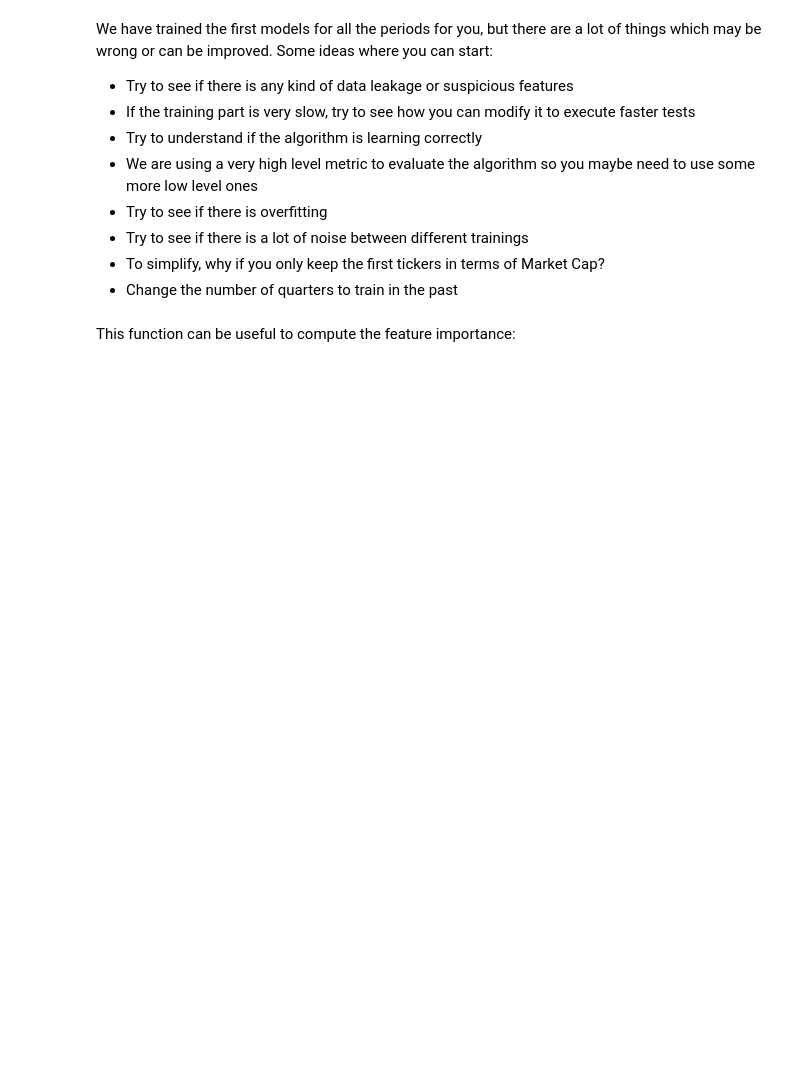
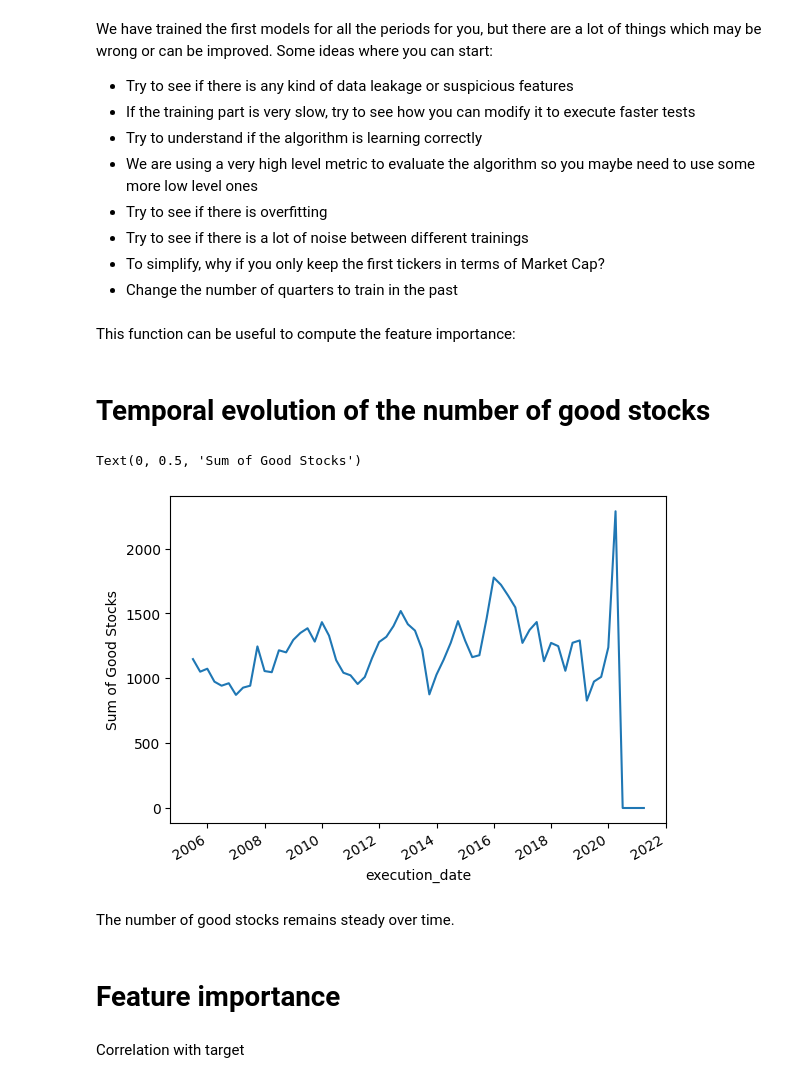
Before and after one commit to raqueel-ff/zrive-ds, a Jupyter notebook: src/module_5/module5.ipynb, the cells around one changed output. Drawn from its saved outputs; the diff is of its cells as text; code cells hidden in the pictures; blank space fills up the shorter version.

Commit message:
Mean importance

```diff
--- a/src/module_5/module5.ipynb
+++ b/src/module_5/module5.ipynb
@@ -303,0 +346,15 @@ import matplotlib.pyplot as plt
+# %% [markdown]
+# Temporal evolution of the number of good stocks
+# %%
+data_set.groupby('execution_date')['target'].sum().plot(kind='line')
+plt.xticks(['execution_date'])
+plt.ylabel('Sum of Good Stocks')
+# %% [output]
+Text(0, 0.5, 'Sum of Good Stocks')
+[figure, added]
+# %% [markdown]
+The number of good stocks remains steady over time.
+# %% [markdown]
+# Feature importance
+# %% [markdown]
+Correlation with target
```
Also changed, not shown: parts of 17 cells of this notebook.
